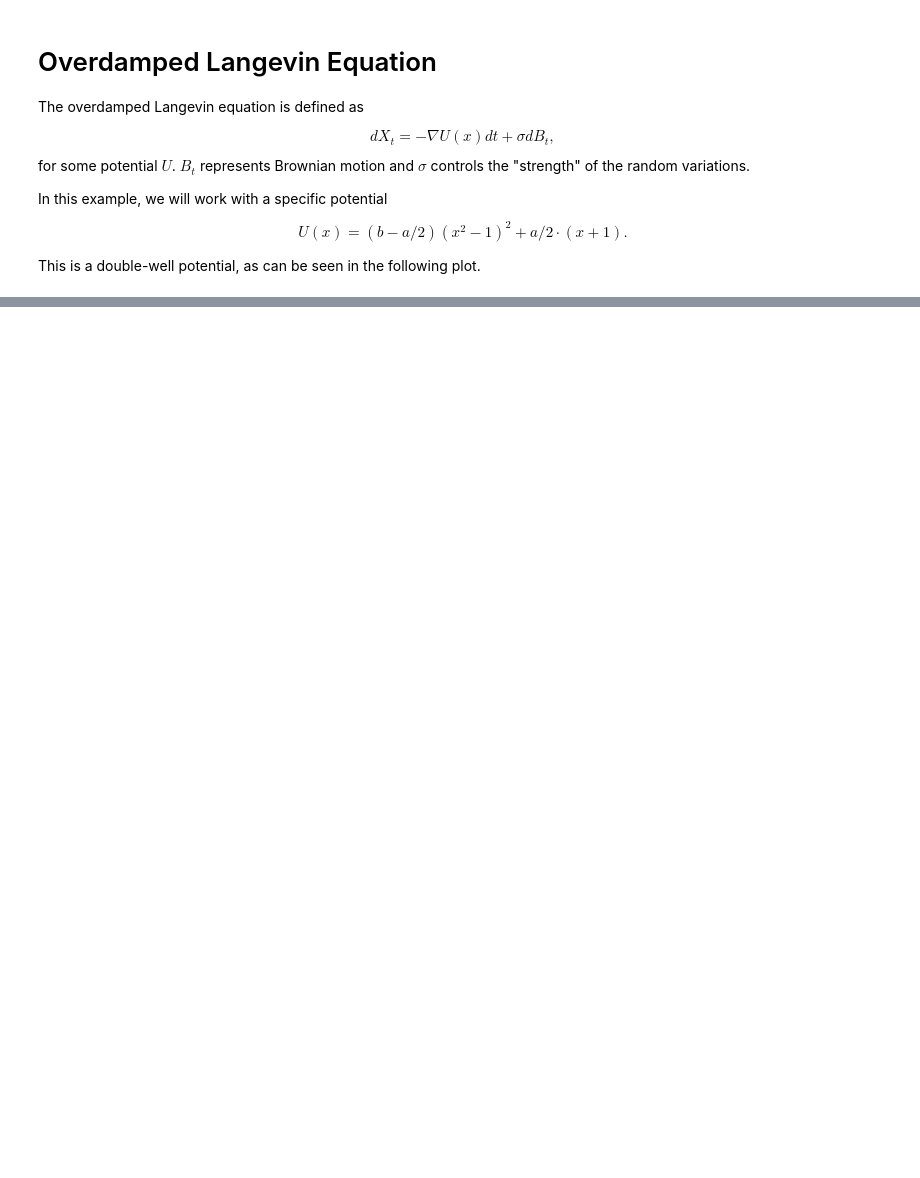
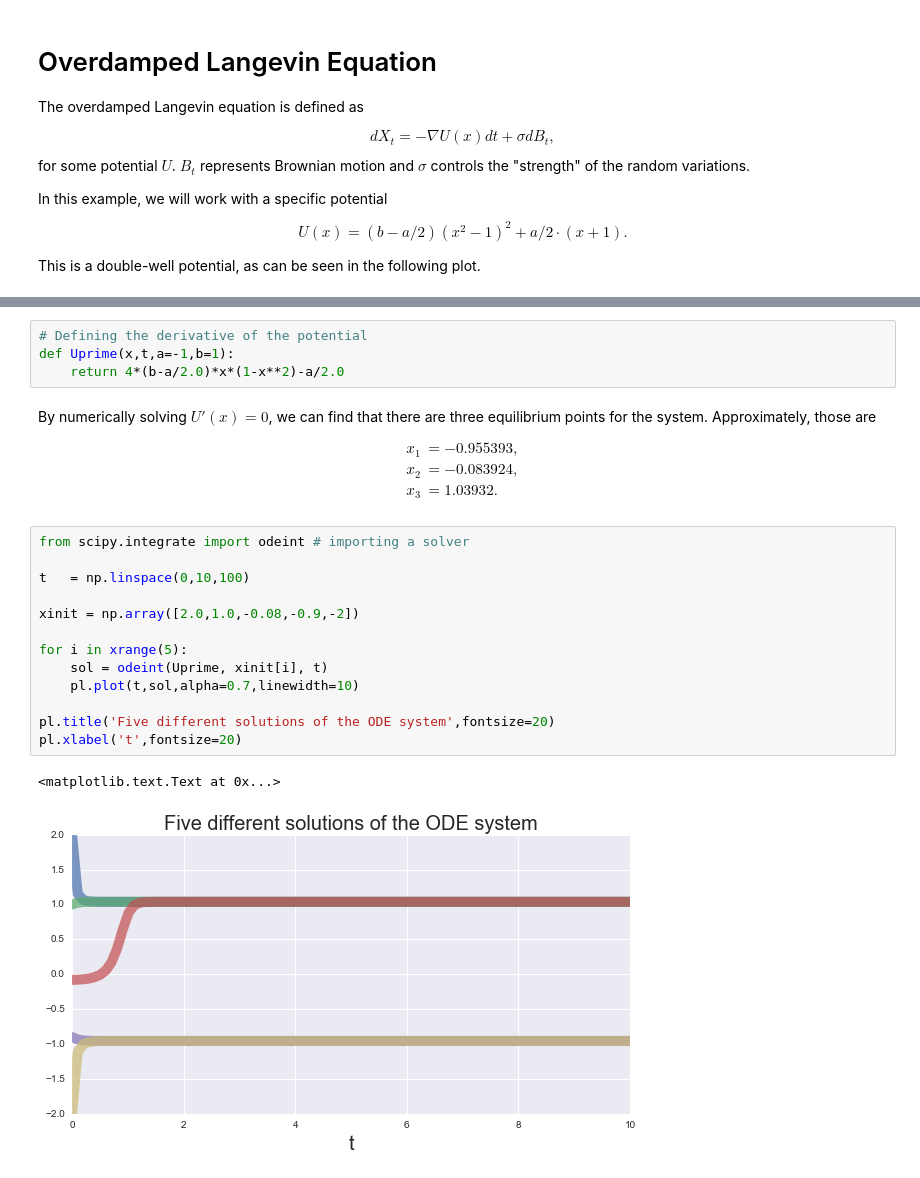
Before and after one commit to kgourgou/stoch-algo-variational-inference, a Jupyter notebook: ipython_notebooks/langevin.ipynb, the cells around one changed output, grey strips where cells are left out. Saved outputs shown, nothing was run; the diff lists cells and outputs as text; blank space fills up the shorter version.

```diff
--- a/ipython_notebooks/langevin.ipynb
+++ b/ipython_notebooks/langevin.ipynb
@@ -44,0 +54,30 @@ pl.title('$U(x)$ with $a=-1$ and $b=1$',fontsize=20)
+# %%
+# Defining the derivative of the potential
+def Uprime(x,t,a=-1,b=1):
+    return 4*(b-a/2.0)*x*(1-x**2)-a/2.0
+# %% [markdown]
+By numerically solving $U'(x)=0$, we can find that there are three equilibrium points for the system. Approximately, those are
+
+$$
+\begin{align}
+x_1&=-0.955393,\\
+x_2&=-0.083924,\\
+x_3&=1.03932.
+\end{align}
+$$
+# %%
+from scipy.integrate import odeint # importing a solver
+
+t   = np.linspace(0,10,100)
+
+xinit = np.array([2.0,1.0,-0.08,-0.9,-2])
+
+for i in xrange(5):
+    sol = odeint(Uprime, xinit[i], t)
+    pl.plot(t,sol,alpha=0.7,linewidth=10)
+
+pl.title('Five different solutions of the ODE system',fontsize=20)
+pl.xlabel('t',fontsize=20)
+# %% [output]
+<matplotlib.text.Text at 0x...>
+[figure, added]
```
Also changed, not shown: parts of 14 cells of this notebook.
